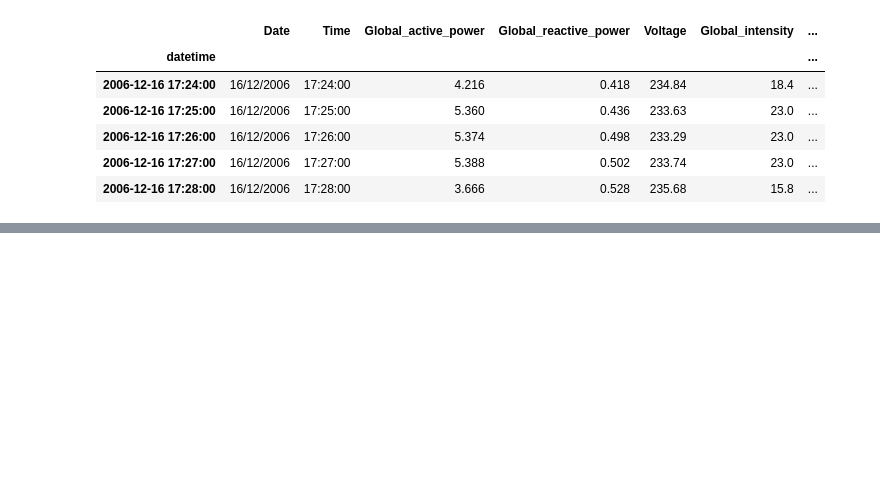
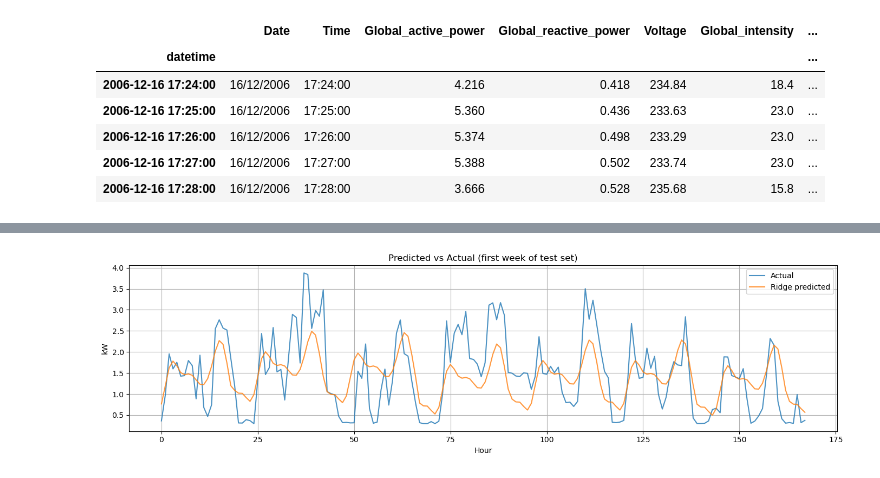
Before and after one commit to LeonLorenz147/AppliedML, a Jupyter notebook: projects/final_project_7/notebooks/Linear_Regression.ipynb, the cells around one changed output, grey strips where cells are left out. Cells and saved outputs as stored; diff of their text form; code cells hidden in the pictures; blank space fills up the shorter version.

```diff
--- a/projects/final_project_7/notebooks/Linear_Regression.ipynb
+++ b/projects/final_project_7/notebooks/Linear_Regression.ipynb
@@ -46,0 +151,19 @@ df_hourly.head()
+# %%
+# Plotting the predictions vs actual for the first week of the test set
+
+n_plot = 24 * 7  # one week
+plt.figure(figsize=(14, 4))
+
+
+plt.plot(y_test[:n_plot], label='Actual', alpha=0.8)
+plt.plot(y_pred_ridge[:n_plot], label='Ridge predicted', alpha=0.8)
+plt.title('Predicted vs Actual (first week of test set)')
+plt.xlabel('Hour')
+plt.ylabel('kW')
+plt.legend()
+plt.grid(True)
+plt.tight_layout()
+plt.savefig('../figures/predictions_vs_actual.png')
+plt.show()
+# %% [output]
+[figure, added]
```
Also changed, not shown: parts of 11 cells of this notebook, 4 other files.
